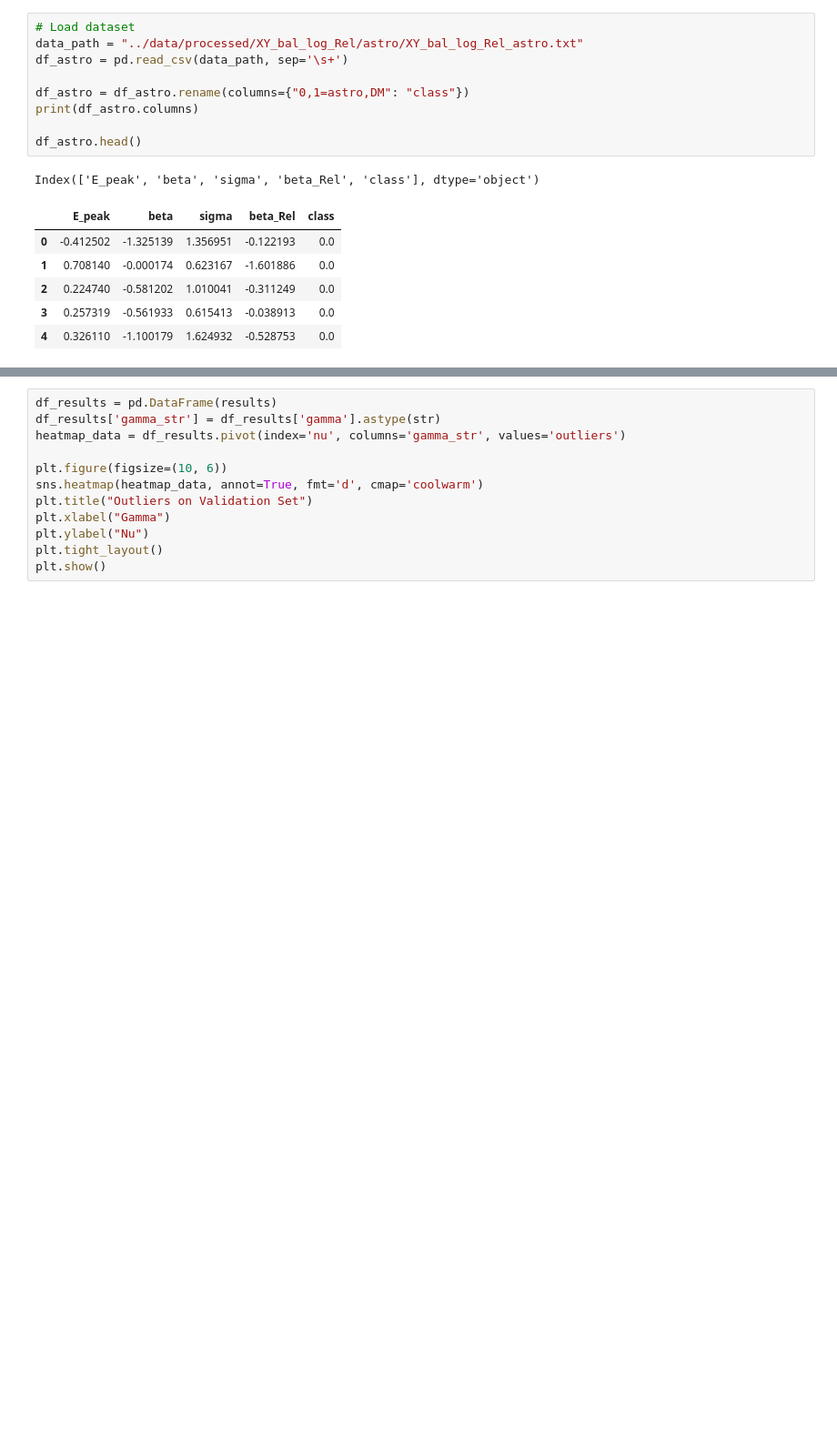
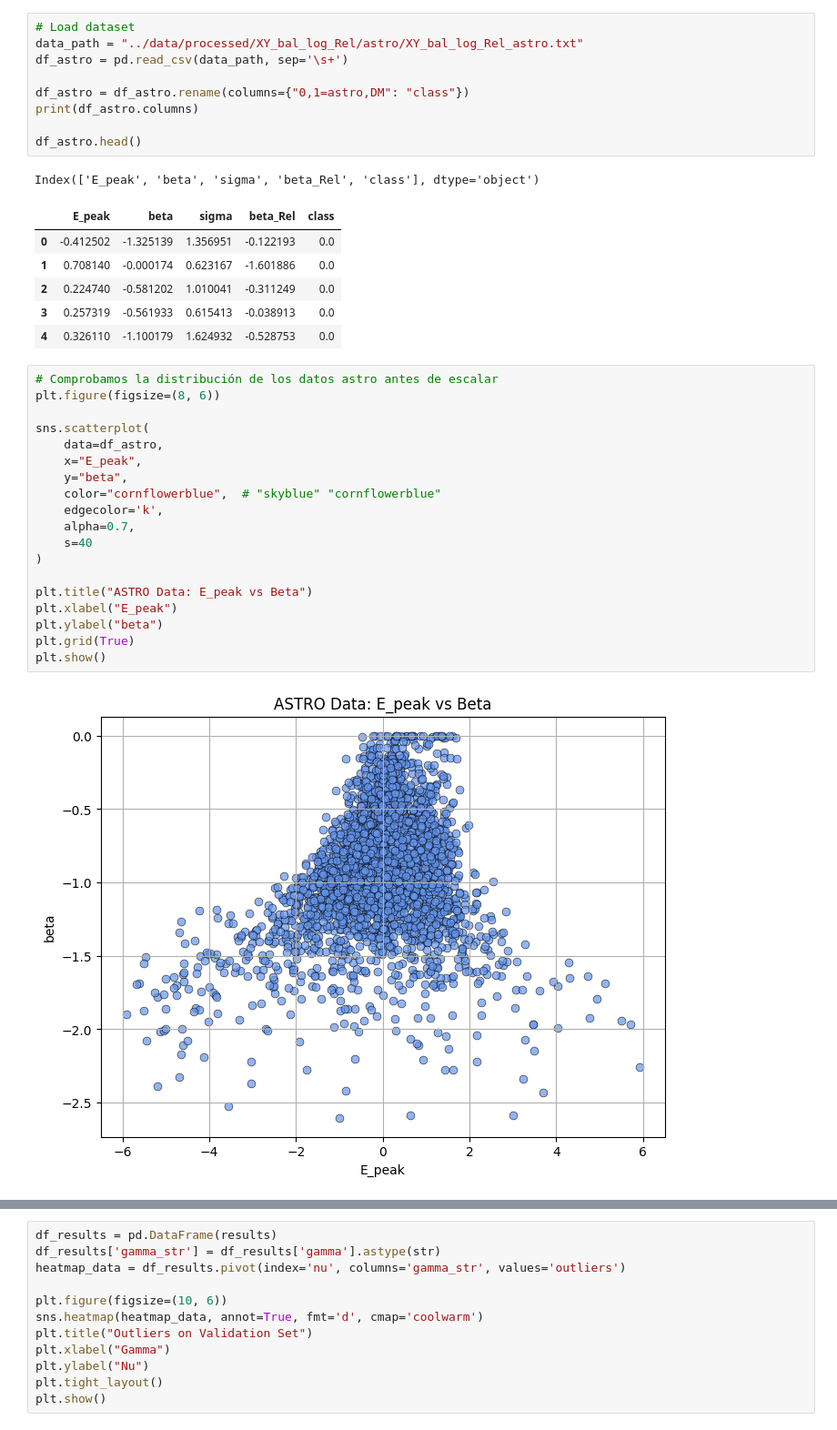
Before and after one commit to martacanirome4/DarkMatter_ML_TFG, a Jupyter notebook: notebooks/OCSVM_astro_vs_unids.ipynb, the cells around one changed output, grey strips where cells are left out. Shown at 91% size. Saved outputs shown, nothing was run; the diff lists cells and outputs as text; blank space fills up the shorter version.

```diff
--- a/notebooks/OCSVM_astro_vs_unids.ipynb
+++ b/notebooks/OCSVM_astro_vs_unids.ipynb
@@ -25,6 +25,27 @@ Index(['E_peak', 'beta', 'sigma', 'beta_Rel', 'class'], dtype='object')
 | 2 | 0.224740 | -0.581202 | 1.010041 | -0.311249 | 0.0 |
 | 3 | 0.257319 | -0.561933 | 0.615413 | -0.038913 | 0.0 |
 | 4 | 0.326110 | -1.100179 | 1.624932 | -0.528753 | 0.0 |
+# %%
+# Comprobamos la distribución de los datos astro antes de escalar
+plt.figure(figsize=(8, 6))
+
+sns.scatterplot(
+    data=df_astro,
+    x="E_peak",
+    y="beta",
+    color="cornflowerblue",  # "skyblue" "cornflowerblue"
+    edgecolor='k',
+    alpha=0.7,
+    s=40
+)
+
+plt.title("ASTRO Data: E_peak vs Beta")
+plt.xlabel("E_peak")
+plt.ylabel("beta")
+plt.grid(True)
+plt.show()
+# %% [output]
+[figure, added]
 # %%
 X = df_astro[["beta", "E_peak"]].values
 y = df_astro["class"].values
```
Also changed, not shown: parts of 9 cells of this notebook, 1 other file.
